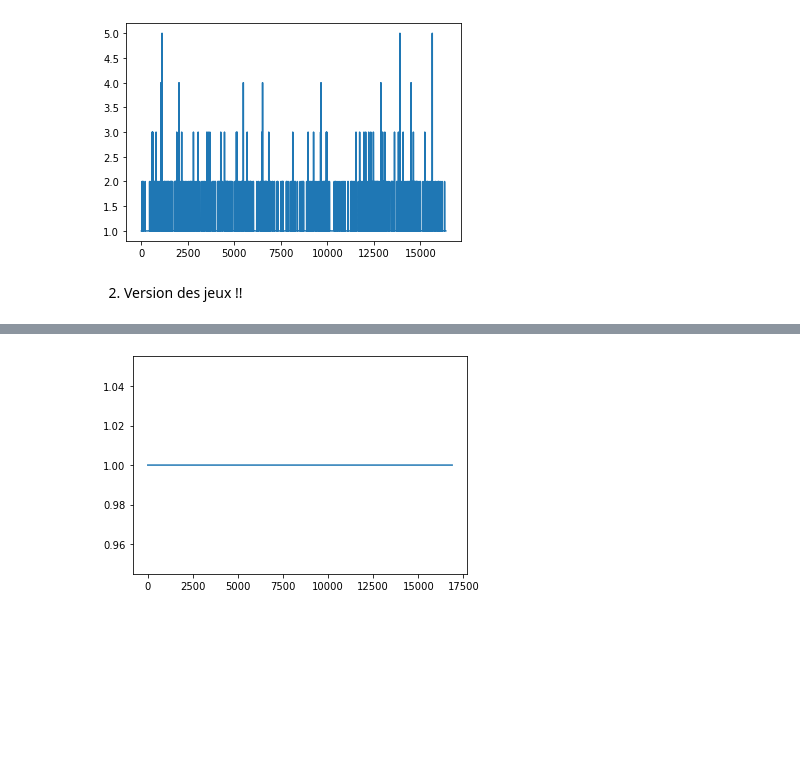
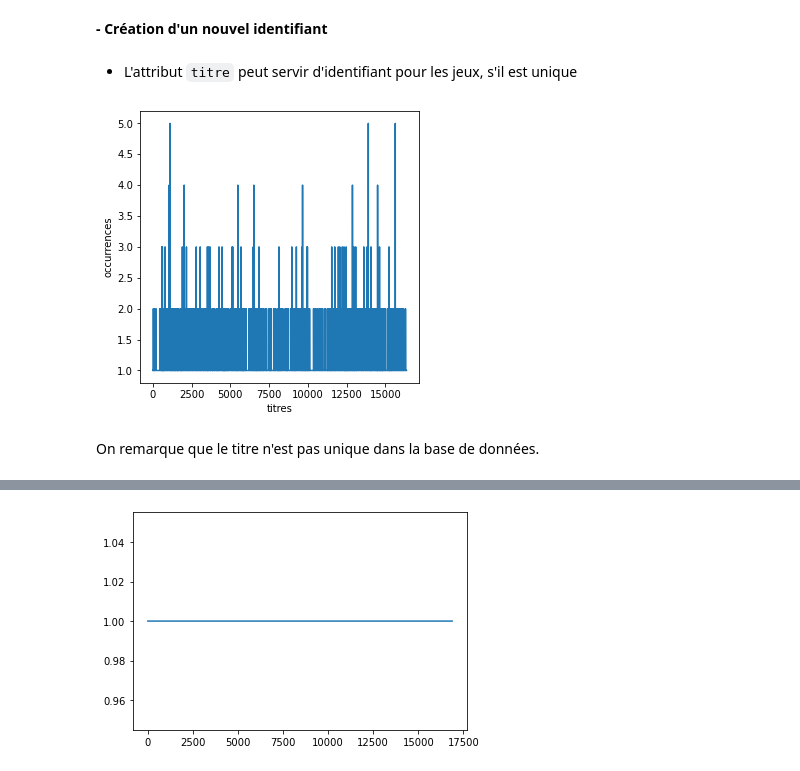
Before and after one commit to Amayas29/review-analysis, a Jupyter notebook: src/data-preprocessing.ipynb, the cells around one changed output, grey strips where cells are left out. Saved outputs shown, nothing was run; the diff lists cells and outputs as text; code cells hidden in the pictures; blank space fills up the shorter version.

```diff
--- a/src/data-preprocessing.ipynb
+++ b/src/data-preprocessing.ipynb
@@ -45,12 +105,19 @@ plt.show()
+# %% [markdown]
+**- Création d'un nouvel identifiant**
+# %% [markdown]
+- L'attribut `titre` peut servir d'identifiant pour les jeux, s'il est unique
 # %%
 val, counts = np.unique(df_jeux_up["titre"], return_counts=True)
 
+plt.figure(figsize=(5, 5))
 plt.plot(counts)
+plt.xlabel("titres")
+plt.ylabel("occurrences")
 plt.show()
 # %% [output]
-[figure, old version]
+[figure, new version]
-# %% [markdown]
-2. Version des jeux !!
+# %% [markdown]
+On remarque que le titre n'est pas unique dans la base de données.
 # %%
 list_same_title = []
 
```
Also changed, not shown: parts of 135 cells of this notebook, 4 other files.
